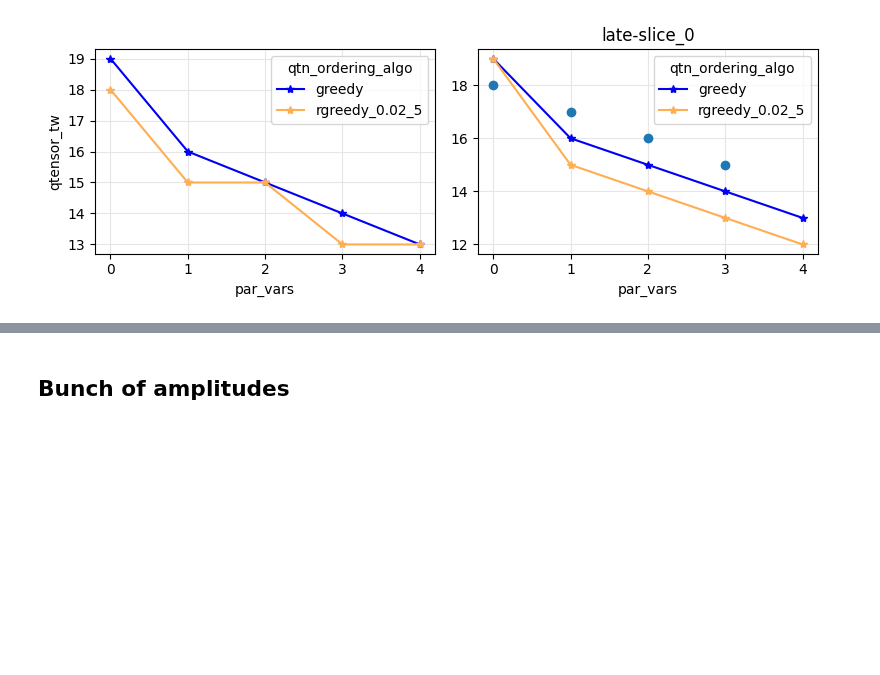
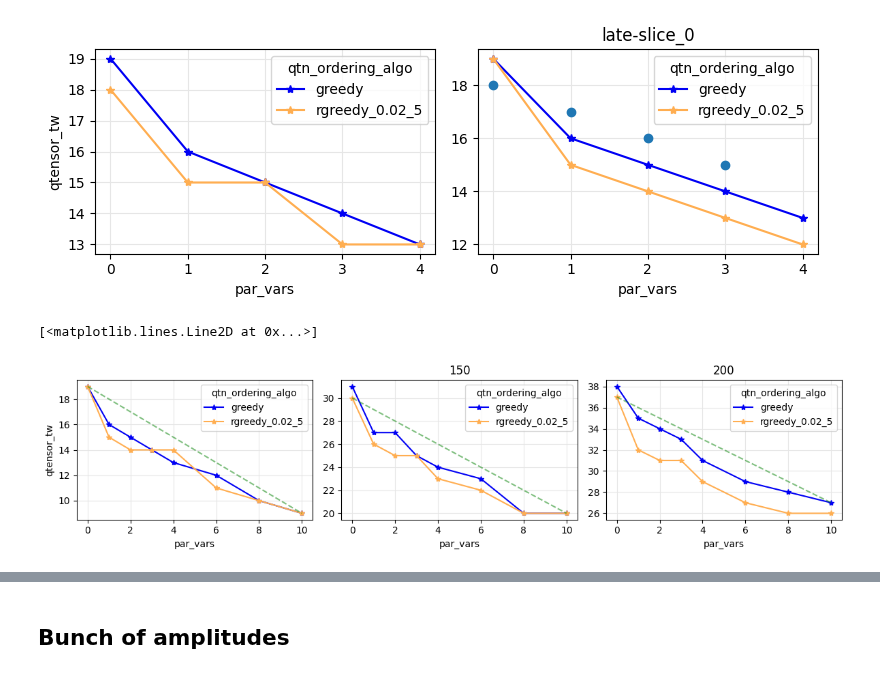
Before and after one commit to danlkv/QTensor, a Jupyter notebook: analysis/spec/notebooks/qaoa_ansatz_complexity.ipynb, the cells around one changed output, grey strips where cells are left out. Drawn from its saved outputs; the diff is of its cells as text; code cells hidden in the pictures; blank space fills up the shorter version.

```diff
--- a/analysis/spec/notebooks/qaoa_ansatz_complexity.ipynb
+++ b/analysis/spec/notebooks/qaoa_ansatz_complexity.ipynb
@@ -18,0 +17,5 @@ ex = Explorer()
+# %%
+#export
+parallel = parallels.Ray(processes=16)
+cache = caches.JobLibCache('/tmp/qaoa_ansatz/')
+ex = Explorer(parallel=parallel, cache=cache)
@@ -226,6 +231,27 @@ plt.plot(range(4), range(18, 14, -1), 'o')
 2020-11-19 02:45:52.714 | INFO     | qtensor.optimisation.late_parallelisation:optimize:173 - Removed 4 variables, reduced tw by 7
 [<matplotlib.lines.Line2D at 0x...>]
 [figure]
+# %%
+fig = ex.plot_variables(('qtensor_tw', ),
+                        plot_kwargs=dict(marker='*'),
+
+                        N=[100, 150, 200],
+                        qtn_ordering_algo=['greedy', 'rgreedy_0.02_5'],
+                        par_vars=[0, 1, 2, 3, 4, 6, 8, 10],
+                        p=[1],
+                        slicing_algo=['late-slice_1'],
+                       )
+diag_ = range(19, 8, -1)
+fig.axes[0].plot(range(len(diag_)), diag_, 'g--', alpha=.5)
+
+diag_ = range(30, 19, -1)
+fig.axes[1].plot(range(len(diag_)), diag_, 'g--', alpha=.5)
+
+diag_ = range(37, 26, -1)
+fig.axes[2].plot(range(len(diag_)), diag_, 'g--', alpha=.5)
+# %% [output]
+[<matplotlib.lines.Line2D at 0x...>]
+[figure, added]
 # %%
 fig = ex.plot_variables(('qtensor_tw', ),
                         plot_kwargs=dict(marker='*'),
```
Also changed, not shown: parts of 5 cells of this notebook.
